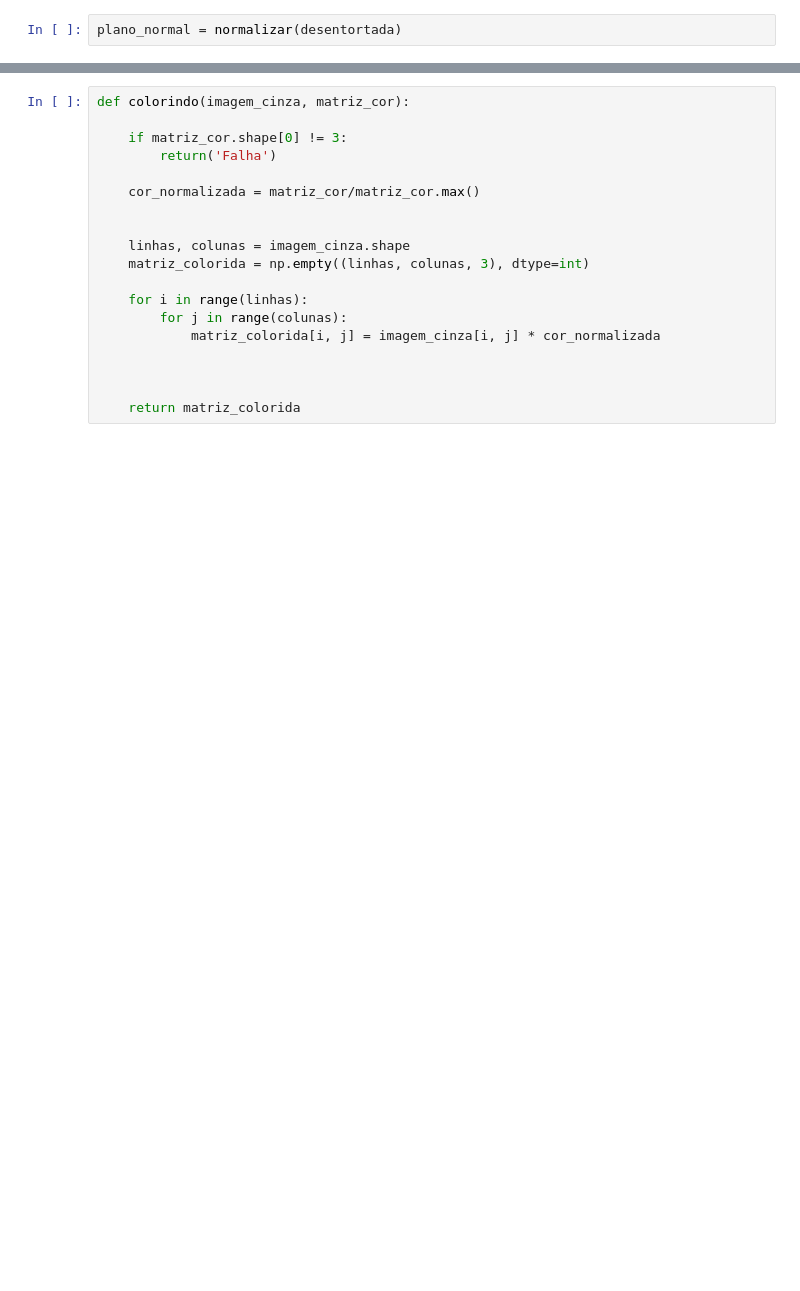
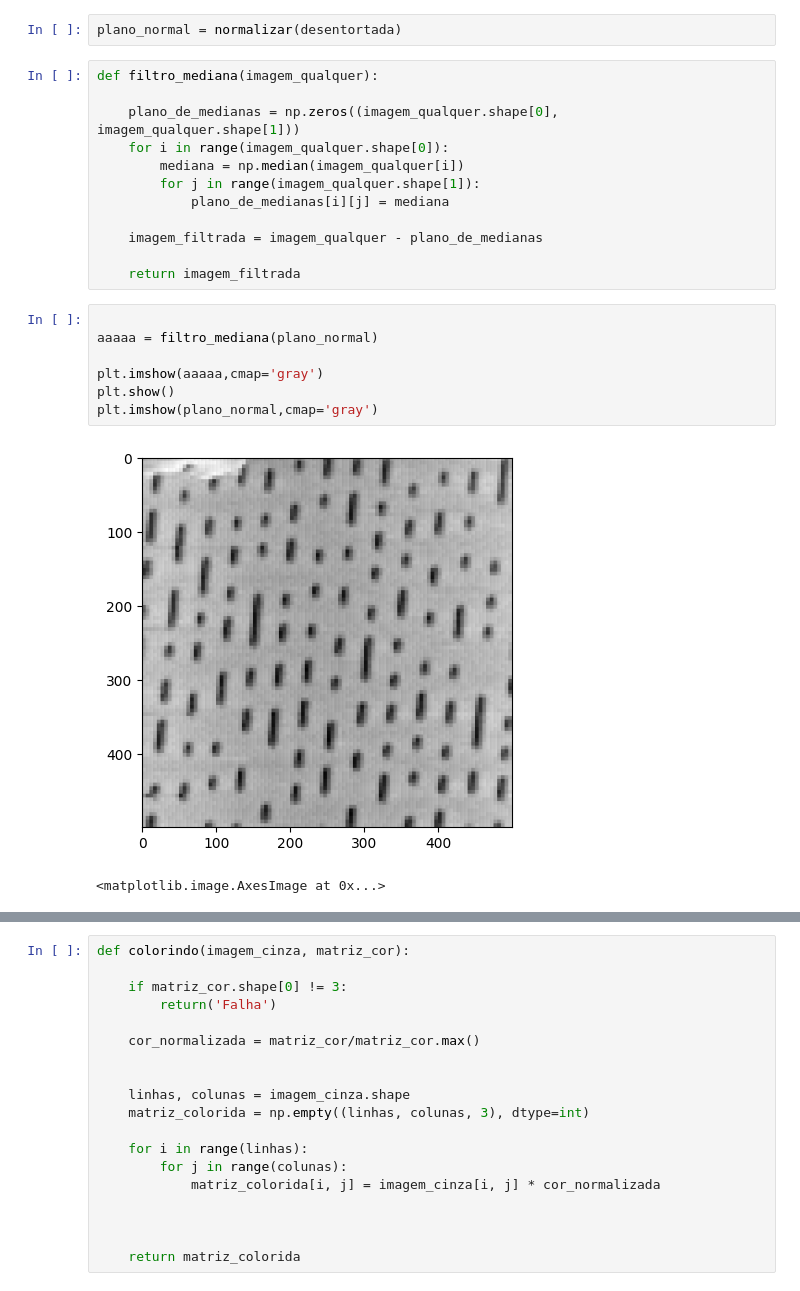
Before and after one commit to joseDavid23038/do_gwyddion_ao_python, a Jupyter notebook: Entendendo os mecanismos/Entendendo os mecanismo.ipynb, the cells around one changed output, grey strips where cells are left out. Saved outputs shown, nothing was run; the diff lists cells and outputs as text; blank space fills up the shorter version.

```diff
--- a/Entendendo os mecanismos/Entendendo os mecanismo.ipynb
+++ b/Entendendo os mecanismos/Entendendo os mecanismo.ipynb
@@ -80,2 +65,24 @@ plt.show()
 # %%
 plano_normal = normalizar(desentortada)
+# %%
+def filtro_mediana(imagem_qualquer):
+
+    plano_de_medianas = np.zeros((imagem_qualquer.shape[0], imagem_qualquer.shape[1]))
+    for i in range(imagem_qualquer.shape[0]):
+        mediana = np.median(imagem_qualquer[i])
+        for j in range(imagem_qualquer.shape[1]):
+            plano_de_medianas[i][j] = mediana
+
+    imagem_filtrada = imagem_qualquer - plano_de_medianas
+
+    return imagem_filtrada
+# %%
+
+aaaaa = filtro_mediana(plano_normal)
+
+plt.imshow(aaaaa,cmap='gray')
+plt.show()
+plt.imshow(plano_normal,cmap='gray')
+# %% [output]
+[figure, added]
+<matplotlib.image.AxesImage at 0x...>
```
Also changed, not shown: parts of 8 cells of this notebook.
